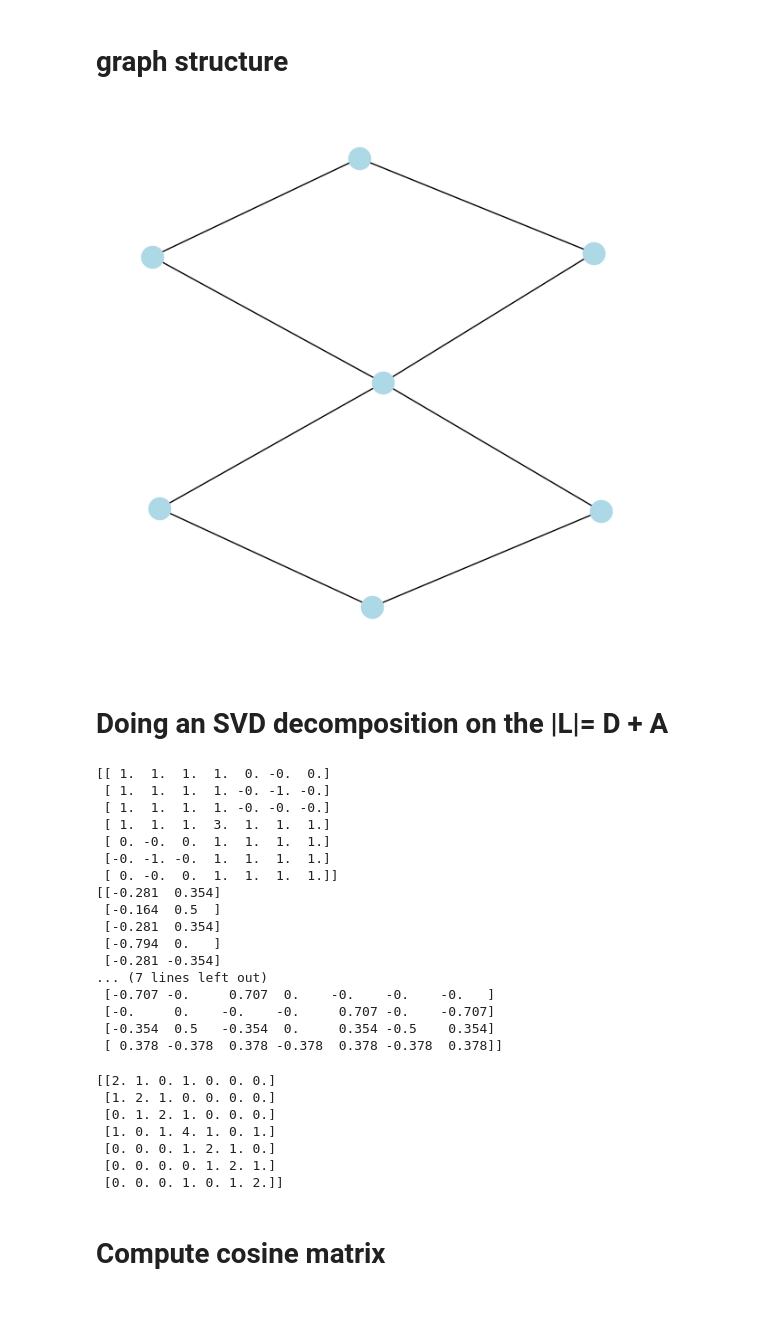
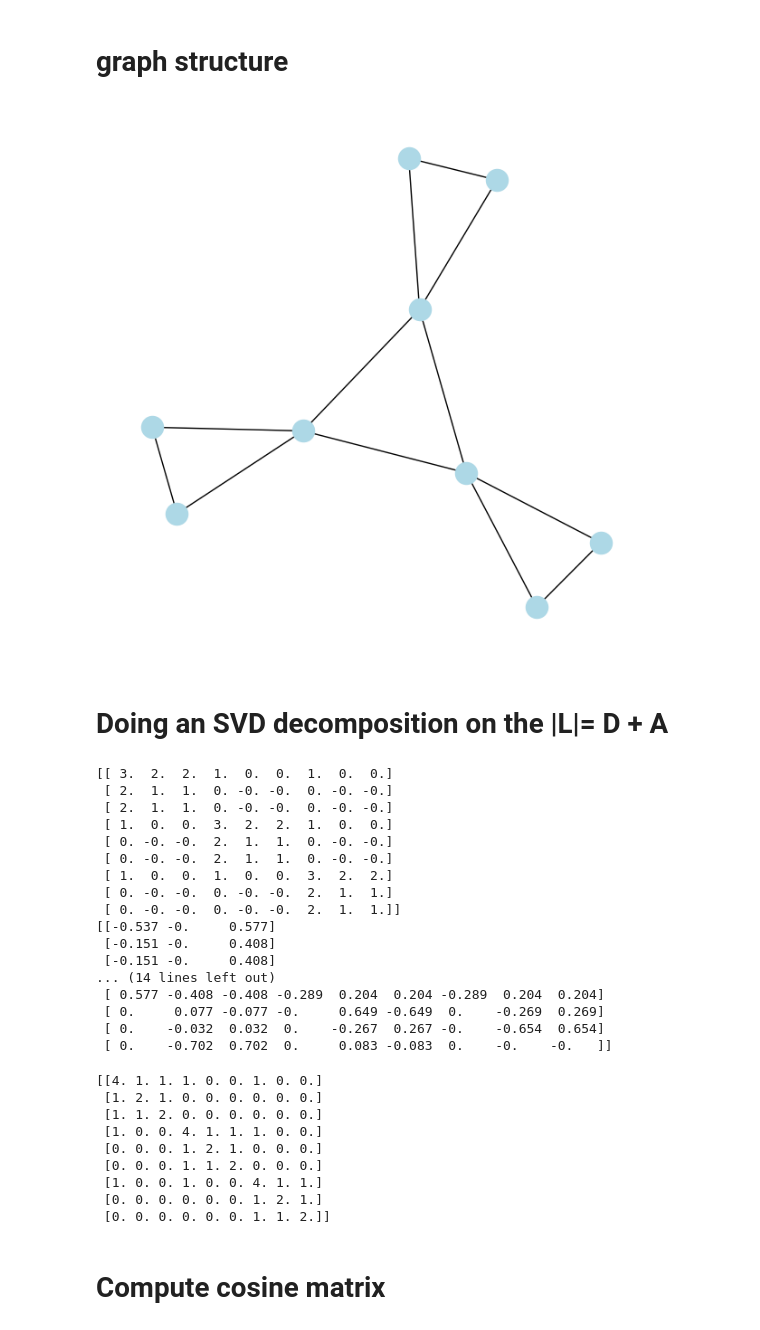
Before and after one commit to xiao278/pxml_matrices, a Jupyter notebook: community_detection_implementation.ipynb, the cells around one changed output. Drawn from its saved outputs; the diff is of its cells as text; code cells hidden in the pictures.

```diff
--- a/community_detection_implementation.ipynb
+++ b/community_detection_implementation.ipynb
@@ -24,26 +24,28 @@ def draw_graph(A:np.ndarray, group_labels=None):
 # %% [markdown]
 # graph structure
 # %%
-k = 2
+k = 3
 
 AL = {
-    0: [1,3],
+    0: [1,2,3,6],
     1: [0,2],
-    2: [1,3],
-    3: [0,2,4,6],
+    2: [0,1],
+    3: [4,5,0,6],
     4: [3,5],
-    5: [4,6],
-    6: [3,5],
+    5: [3,4],
+    6: [7,8,0,3],
+    7: [6,8],
+    8: [6,7]
 }
 
 # Get the adjacency matrix as a NumPy array
 G = nx.from_dict_of_lists(AL)
 A = nx.to_numpy_array(G)
 D = np.diag(np.sum(A, axis=0)) #find the degree of each node
 m, n = A.shape
 draw_graph(A)
 # %% [output]
-[figure, old version]
+[figure, new version]
 # %% [markdown]
 # Doing an SVD decomposition on the |L|= D + A
 # %%
@@ -59,33 +61,35 @@ print(np.round(U_k, decimals = 3))
 print(np.round(V_k, decimals=3))
 print(np.round(V, decimals = 3))
 # %% [output]
-[[ 1.  1.  1.  1.  0. -0.  0.]
- [ 1.  1.  1.  1. -0. -1. -0.]
- [ 1.  1.  1.  1. -0. -0. -0.]
- [ 1.  1.  1.  3.  1.  1.  1.]
- [ 0. -0.  0.  1.  1.  1.  1.]
- [-0. -1. -0.  1.  1.  1.  1.]
- [ 0. -0.  0.  1.  1.  1.  1.]]
-[[-0.281  0.354]
- [-0.164  0.5  ]
- [-0.281  0.354]
- [-0.794  0.   ]
- [-0.281 -0.354]
-... (7 lines left out)
- [-0.707 -0.     0.707  0.    -0.    -0.    -0.   ]
- [-0.     0.    -0.    -0.     0.707 -0.    -0.707]
- [-0.354  0.5   -0.354  0.     0.354 -0.5    0.354]
- [ 0.378 -0.378  0.378 -0.378  0.378 -0.378  0.378]]
+[[ 3.  2.  2.  1.  0.  0.  1.  0.  0.]
+ [ 2.  1.  1.  0. -0. -0.  0. -0. -0.]
+ [ 2.  1.  1.  0. -0. -0.  0. -0. -0.]
+ [ 1.  0.  0.  3.  2.  2.  1.  0.  0.]
+ [ 0. -0. -0.  2.  1.  1.  0. -0. -0.]
+ [ 0. -0. -0.  2.  1.  1.  0. -0. -0.]
+ [ 1.  0.  0.  1.  0.  0.  3.  2.  2.]
+ [ 0. -0. -0.  0. -0. -0.  2.  1.  1.]
+ [ 0. -0. -0.  0. -0. -0.  2.  1.  1.]]
+[[-0.537 -0.     0.577]
+ [-0.151 -0.     0.408]
+ [-0.151 -0.     0.408]
+... (14 lines left out)
+ [ 0.577 -0.408 -0.408 -0.289  0.204  0.204 -0.289  0.204  0.204]
+ [ 0.     0.077 -0.077 -0.     0.649 -0.649  0.    -0.269  0.269]
+ [ 0.    -0.032  0.032  0.    -0.267  0.267 -0.    -0.654  0.654]
+ [ 0.    -0.702  0.702  0.     0.083 -0.083  0.    -0.    -0.   ]]
 # %%
 print(L_ABS)
 # %% [output]
-[[2. 1. 0. 1. 0. 0. 0.]
- [1. 2. 1. 0. 0. 0. 0.]
- [0. 1. 2. 1. 0. 0. 0.]
- [1. 0. 1. 4. 1. 0. 1.]
- [0. 0. 0. 1. 2. 1. 0.]
- [0. 0. 0. 0. 1. 2. 1.]
- [0. 0. 0. 1. 0. 1. 2.]]
+[[4. 1. 1. 1. 0. 0. 1. 0. 0.]
+ [1. 2. 1. 0. 0. 0. 0. 0. 0.]
+ [1. 1. 2. 0. 0. 0. 0. 0. 0.]
+ [1. 0. 0. 4. 1. 1. 1. 0. 0.]
+ [0. 0. 0. 1. 2. 1. 0. 0. 0.]
+ [0. 0. 0. 1. 1. 2. 0. 0. 0.]
+ [1. 0. 0. 1. 0. 0. 4. 1. 1.]
+ [0. 0. 0. 0. 0. 0. 1. 2. 1.]
+ [0. 0. 0. 0. 0. 0. 1. 1. 2.]]
 # %% [markdown]
 # Compute cosine matrix
 # %%
```
Also changed, not shown: parts of 4 cells of this notebook, 1 other file.
